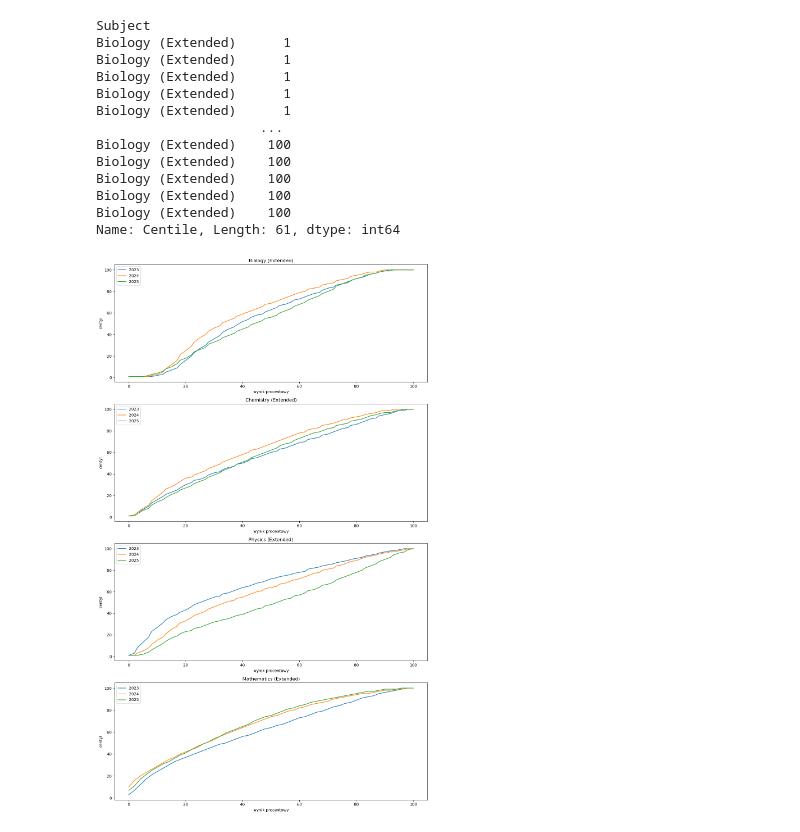
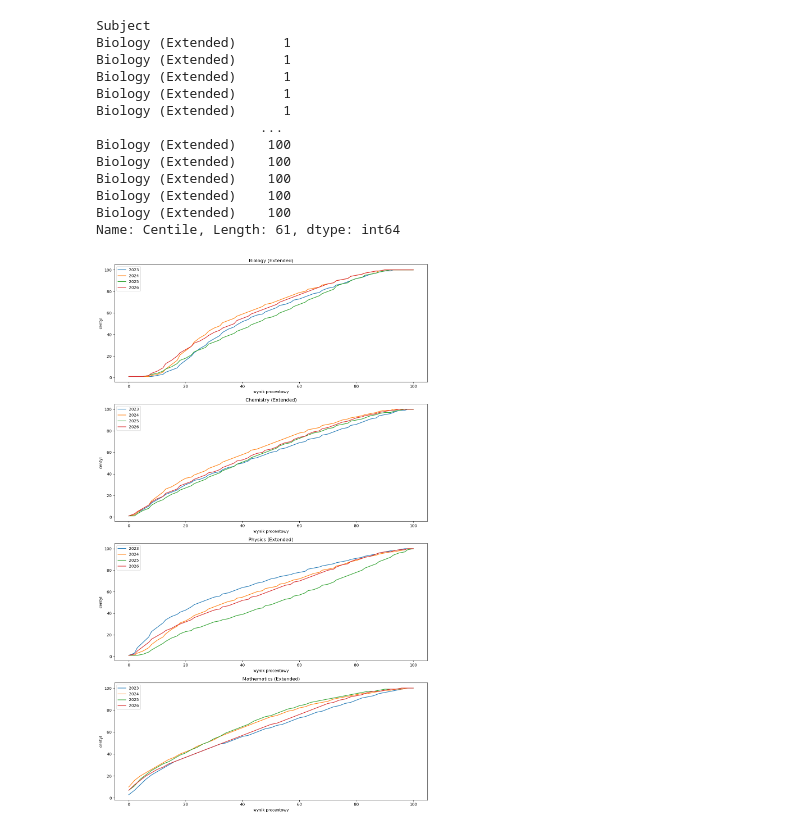
Before and after one commit to otaconon/matury, a Jupyter notebook: analysis.ipynb, the cells around one changed output. Drawn from its saved outputs; the diff is of its cells as text; code cells hidden in the pictures.

```diff
--- a/analysis.ipynb
+++ b/analysis.ipynb
@@ -13,7 +13,10 @@ matura_24 = matura_24.set_index(['Wojewodztwo', 'egzamin']).sort_index()
 matura_25 = pd.read_excel("data/matura_2025.xlsx", engine='calamine')
 matura_25 = matura_25.set_index(['Wojewodztwo', 'egzamin']).sort_index()
 
-maturas = [matura_23, matura_24, matura_25]
-matura_25
+matura_26 = pd.read_excel("data/matura_2026.xlsx", engine='calamine')
+matura_26 = matura_26.set_index(['Wojewodztwo', 'Egzamin']).sort_index()
+
+maturas = [matura_23, matura_24, matura_25, matura_26]
+matura_26
 # %% [output]
 |  |  | WojewodztwoTeryt | LiczbaZdajacych | WynikProcentowy |
@@ -76,6 +79,7 @@ plot_scores_yearly()
 matura_cent_23 = pd.read_csv('data/matura_centyle_2023.csv', index_col='Subject')
 matura_cent_24 = pd.read_csv('data/matura_centyle_2024.csv', index_col='Subject')
 matura_cent_25 = pd.read_csv('data/matura_centyle_2025.csv', index_col='Subject')
+matura_cent_26 = pd.read_csv('data/matura_centyle_2026.csv', index_col='Subject')
 matura_cent_23
 # %% [output]
 |  | Percentage Score | Centile |
@@ -111,32 +115,32 @@ Name: Centile, Length: 61, dtype: int64
 # %%
 def plot_centiles():
   subjects = ['Biology (Extended)', 'Chemistry (Extended)',
             'Physics (Extended)', 'Mathematics (Extended)']
-  years = [2023, 2024, 2025]
-  maturas = [matura_cent_23, matura_cent_24, matura_cent_25]
+  years = [2023, 2024, 2025, 2026]
+  maturas = [matura_cent_23, matura_cent_24, matura_cent_25, matura_cent_26]
 
   cols = 1
   rows = math.ceil(len(subjects) / cols)
   fig, axes = plt.subplots(rows, cols, figsize=(12, 5 * rows))
 
   for i, subject in enumerate(subjects):
     ax = axes[i]
     x_labels = sorted(list(set.union(*[set(m.loc[subject, 'Percentage Score']) for m in maturas])))
 
     for year, matura in zip(years, maturas):
       subject_data = matura.loc[subject].set_index('Percentage Score')
       centiles = [subject_data['Centile'].get(x, np.nan) for x in x_labels]
 
       ax.plot(x_labels, centiles, label=year)
       ax.legend()
 
     ax.set_title(subject)
     ax.set_xlabel("wynik procentowy")
     ax.set_ylabel("centyl")
 
   plt.tight_layout()
   plt.show()
 
 plot_centiles()
 # %% [output]
-[figure, old version]
+[figure, new version]
```
Also changed, not shown: parts of 3 cells of this notebook, 7 other files.
